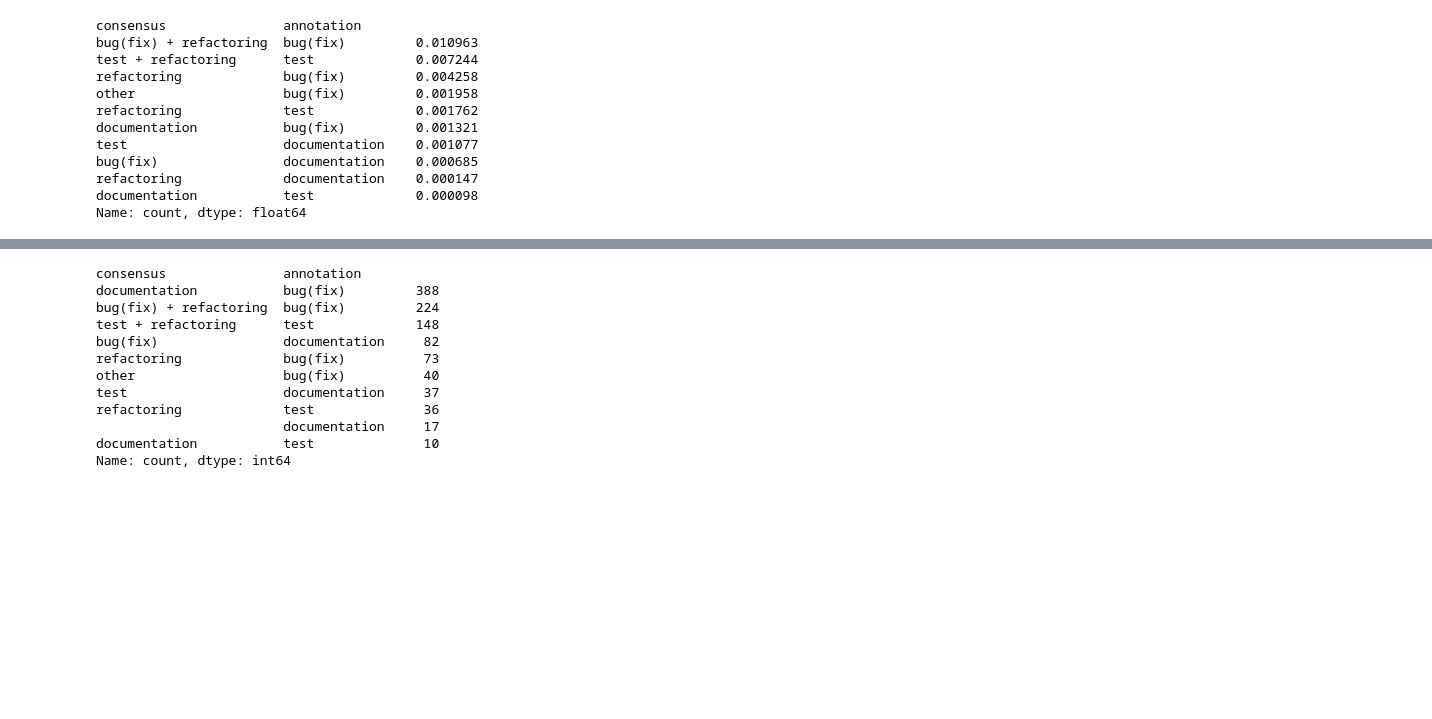
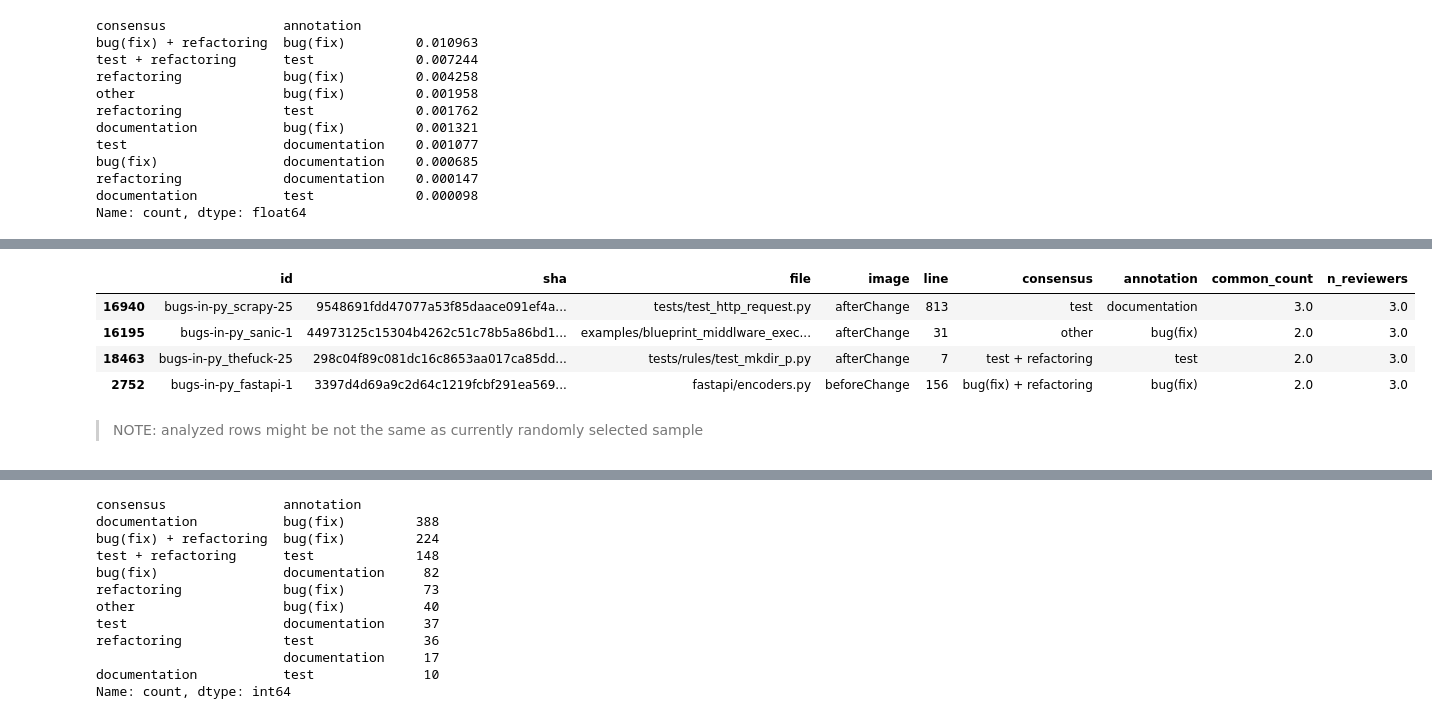
Before and after one commit to ncusi/PatchScope, a Jupyter notebook: notebooks/experiments/01-compare_annotations.ipynb, the cells around one changed output, grey strips where cells are left out. Cells and saved outputs as stored; diff of their text form; code cells hidden in the pictures; blank space fills up the shorter version.

```diff
--- a/notebooks/experiments/01-compare_annotations.ipynb
+++ b/notebooks/experiments/01-compare_annotations.ipynb
@@ -2431,0 +2474,10 @@ Name: count, dtype: float64
+# %%
+hapy_bit_repos_vs_consensus[['id', 'sha', 'file', 'image', 'line', 'consensus', 'annotation', 'common_count', 'n_reviewers']].sample(4)
+# %% [output]
+|  | id | sha | file | image | line | consensus | annotation | common_count | n_reviewers |
+| 16940 | bugs-in-py_scrapy-25 | 9548691fdd47077a53f85daace091ef4a... | tests/test_http_request.py | afterChange | 813 | test | documentation | 3.0 | 3.0 |
+| 16195 | bugs-in-py_sanic-1 | 44973125c15304b4262c51c78b5a86bd1... | examples/blueprint_middlware_exec... | afterChange | 31 | other | bug(fix) | 2.0 | 3.0 |
+| 18463 | bugs-in-py_thefuck-25 | 298c04f89c081dc16c8653aa017ca85dd... | tests/rules/test_mkdir_p.py | afterChange | 7 | test + refactoring | test | 2.0 | 3.0 |
+| 2752 | bugs-in-py_fastapi-1 | 3397d4d69a9c2d64c1219fcbf291ea569... | fastapi/encoders.py | beforeChange | 156 | bug(fix) + refactoring | bug(fix) | 2.0 | 3.0 |
+# %% [markdown]
+> NOTE: analyzed rows might be not the same as currently randomly selected sample
```
Also changed, not shown: parts of 4 cells of this notebook.
